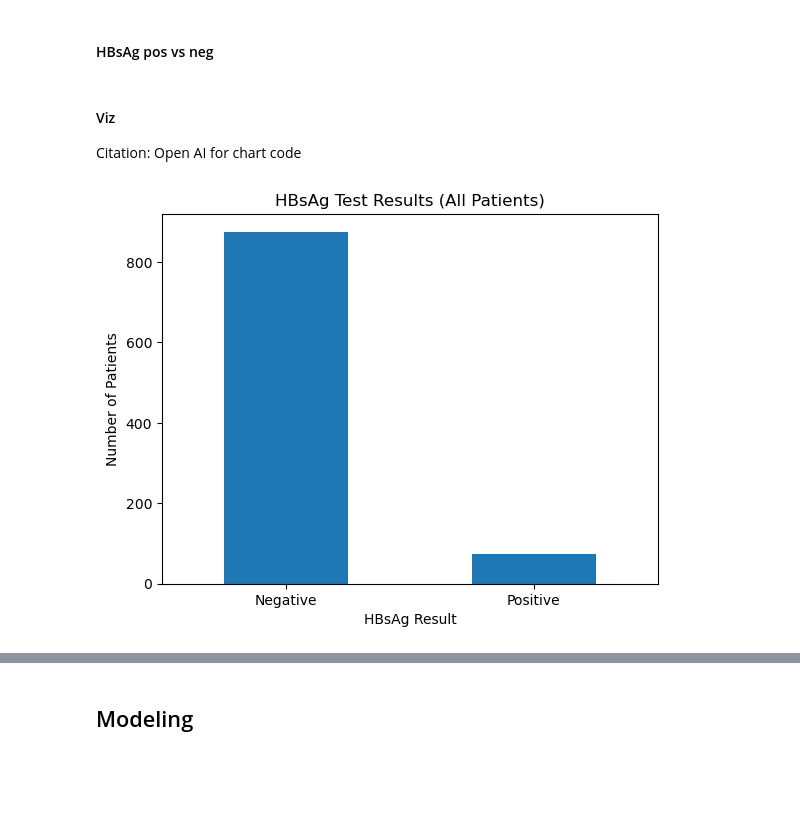
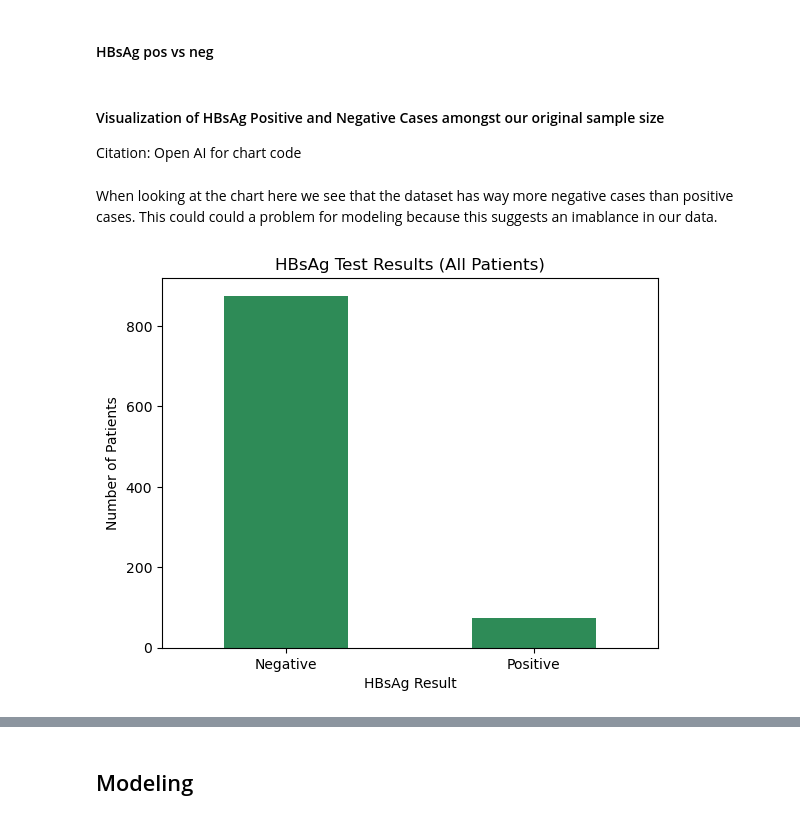
Before and after one commit to 303gabby/XB_0175_Proposal_Code, a Jupyter notebook: XB_0175_code.ipynb, the cells around one changed output, grey strips where cells are left out. Cells and saved outputs as stored; diff of their text form; code cells hidden in the pictures; blank space fills up the shorter version.

```diff
--- a/XB_0175_code.ipynb
+++ b/XB_0175_code.ipynb
@@ -176,15 +181,17 @@ enc.head(12)
 # %% [markdown]
 #### HBsAg pos vs neg
 # %% [markdown]
-#### Viz
+#### Visualization of HBsAg Positive and Negative Cases amongst our original sample size
 Citation: Open AI for chart code
+# %% [markdown]
+When looking at the chart here we see that the dataset has way more negative cases than positive cases. This could could a problem for modeling because this suggests an imablance in our data.
 # %%
 res = df['HBsAg'].astype(str).str.strip().str.lower().map({'no': 'Negative', 'yes': 'Positive'})
-res.value_counts().plot(kind='bar')
+res.value_counts().plot(kind='bar', color='seagreen')
 plt.title('HBsAg Test Results (All Patients)')
 plt.xlabel('HBsAg Result')
 plt.ylabel('Number of Patients')
 plt.xticks(rotation=0)
 plt.show()
 # %% [output]
-[figure, old version]
+[figure, new version]
```
Also changed, not shown: parts of 29 cells of this notebook.
